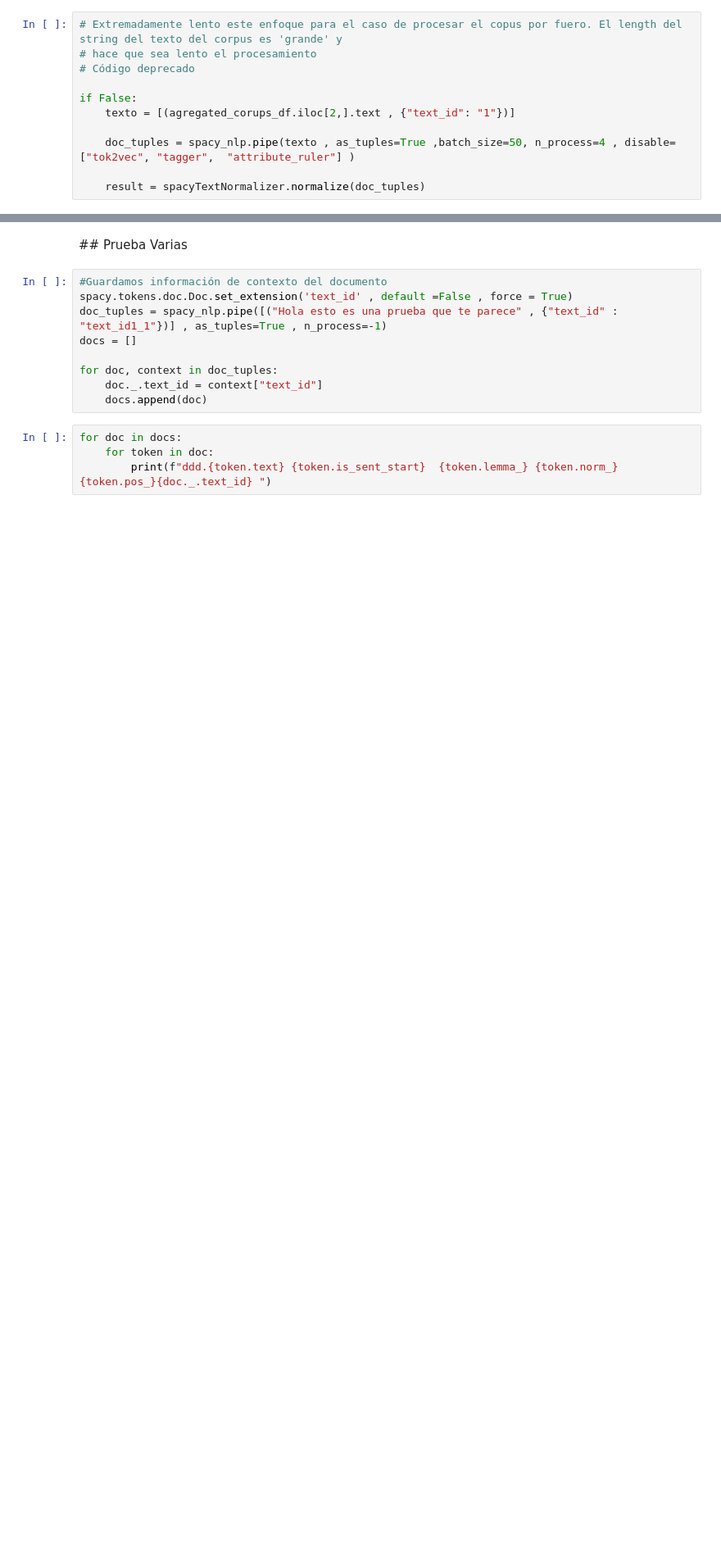
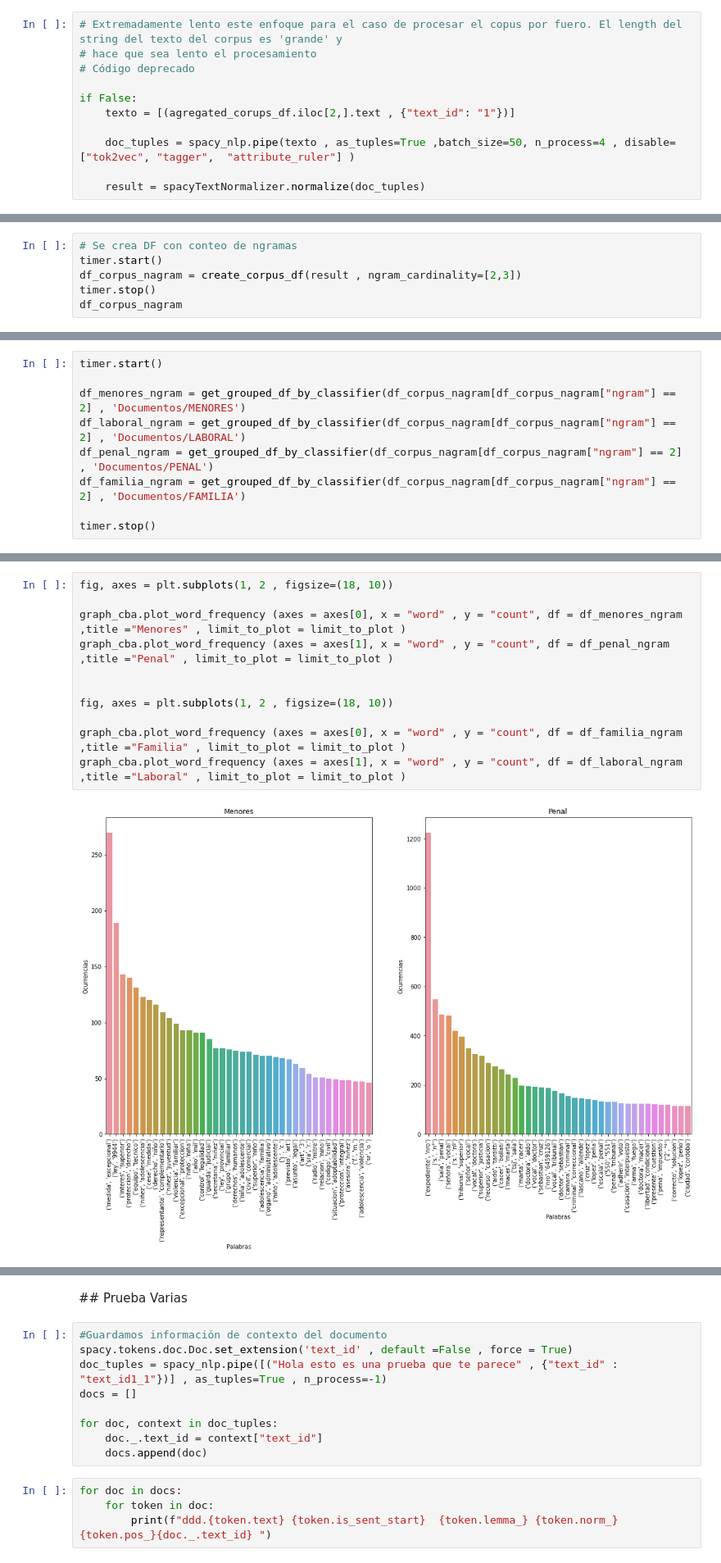
Before and after one commit to cgoviedo/Diplodatos, a Jupyter notebook: mentoria/Practico 2 - Analisis y Curacion de Datos.ipynb, the cells around one changed output, grey strips where cells are left out. Shown at 82% size. Drawn from its saved outputs; the diff is of its cells as text; blank space fills up the shorter version.

```diff
--- a/mentoria/Practico 2 - Analisis y Curacion de Datos.ipynb
+++ b/mentoria/Practico 2 - Analisis y Curacion de Datos.ipynb
@@ -350,0 +379,6 @@ for document in result:
+# %%
+# Se crea DF con conteo de ngramas
+timer.start()
+df_corpus_nagram = create_corpus_df(result , ngram_cardinality=[2,3])
+timer.stop()
+df_corpus_nagram
@@ -350,0 +453,9 @@ for document in result:
+# %%
+timer.start()
+
+df_menores_ngram = get_grouped_df_by_classifier(df_corpus_nagram[df_corpus_nagram["ngram"] == 2] , 'Documentos/MENORES')
+df_laboral_ngram = get_grouped_df_by_classifier(df_corpus_nagram[df_corpus_nagram["ngram"] == 2] , 'Documentos/LABORAL')
+df_penal_ngram = get_grouped_df_by_classifier(df_corpus_nagram[df_corpus_nagram["ngram"] == 2] , 'Documentos/PENAL')
+df_familia_ngram = get_grouped_df_by_classifier(df_corpus_nagram[df_corpus_nagram["ngram"] == 2] , 'Documentos/FAMILIA')
+
+timer.stop()
@@ -350,0 +466,13 @@ for document in result:
+# %%
+fig, axes = plt.subplots(1, 2 , figsize=(18, 10))
+
+graph_cba.plot_word_frequency (axes = axes[0], x = "word" , y = "count", df = df_menores_ngram ,title ="Menores" , limit_to_plot = limit_to_plot )
+graph_cba.plot_word_frequency (axes = axes[1], x = "word" , y = "count", df = df_penal_ngram ,title ="Penal" , limit_to_plot = limit_to_plot )
+
+
+fig, axes = plt.subplots(1, 2 , figsize=(18, 10))
+
+graph_cba.plot_word_frequency (axes = axes[0], x = "word" , y = "count", df = df_familia_ngram ,title ="Familia" , limit_to_plot = limit_to_plot )
+graph_cba.plot_word_frequency (axes = axes[1], x = "word" , y = "count", df = df_laboral_ngram ,title ="Laboral" , limit_to_plot = limit_to_plot )
+# %% [output]
+[figure, added]
```
Also changed, not shown: parts of 31 cells of this notebook.
